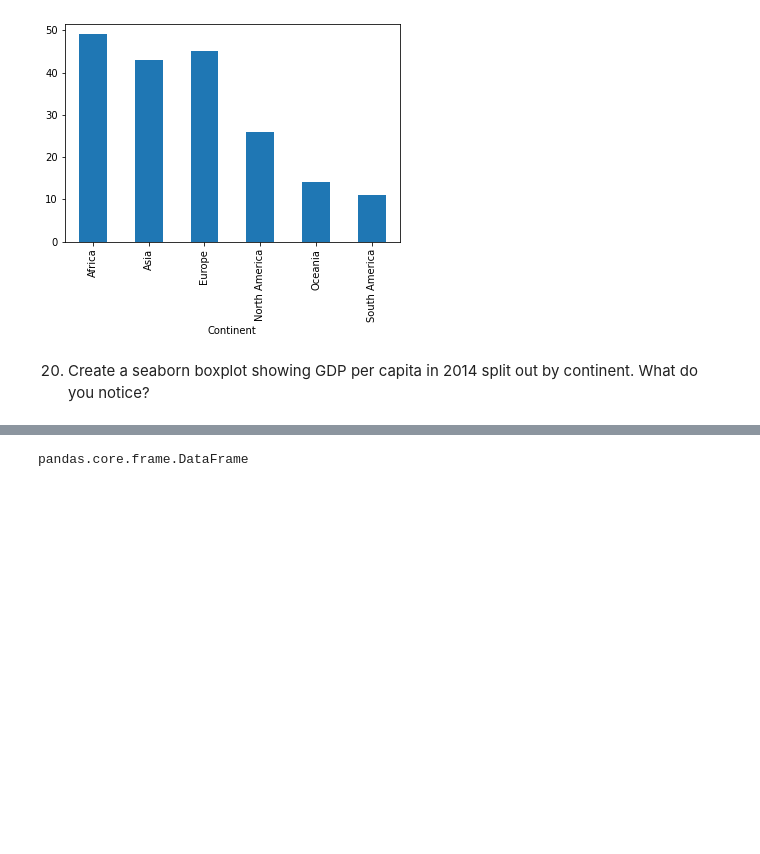
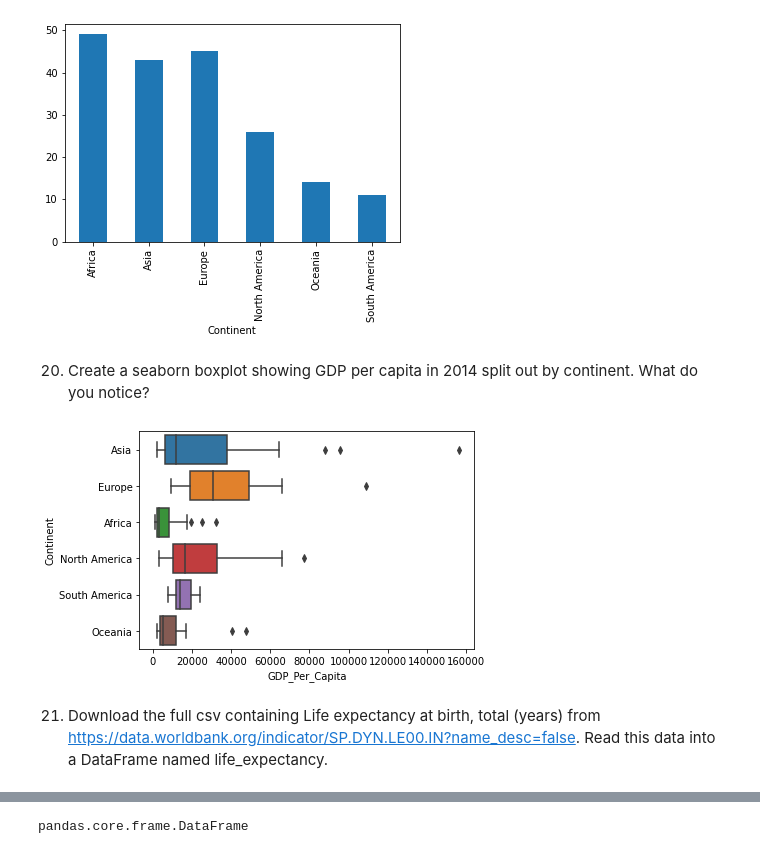
Before and after one commit to nss-data-science-cohort-6/un_data_question-jeffreyreeve, a Jupyter notebook: notebooks/UN_Data_Exploration.ipynb, the cells around one changed output, grey strips where cells are left out. Drawn from its saved outputs; the diff is of its cells as text; code cells hidden in the pictures; blank space fills up the shorter version.

```diff
--- a/notebooks/UN_Data_Exploration.ipynb
+++ b/notebooks/UN_Data_Exploration.ipynb
@@ -271,3 +299,10 @@ gdp_df.groupby("Continent")["Country"].nunique().plot(kind='bar')
 20) Create a seaborn boxplot showing GDP per capita in 2014 split out by continent. What do you notice?
 # %%
 GDP_2014_by_Continent = gdp_df[gdp_df.Year.isin(['2014'])]
+# %%
+sns.boxplot(x=GDP_2014_by_Continent['GDP_Per_Capita'], y=GDP_2014_by_Continent['Continent']);
+plt.show()
+# %% [output]
+[figure, added]
+# %% [markdown]
+21) Download the full csv containing Life expectancy at birth, total (years) from https://data.worldbank.org/indicator/SP.DYN.LE00.IN?name_desc=false. Read this data into a DataFrame named life_expectancy.
```
Also changed, not shown: parts of 32 cells of this notebook.
